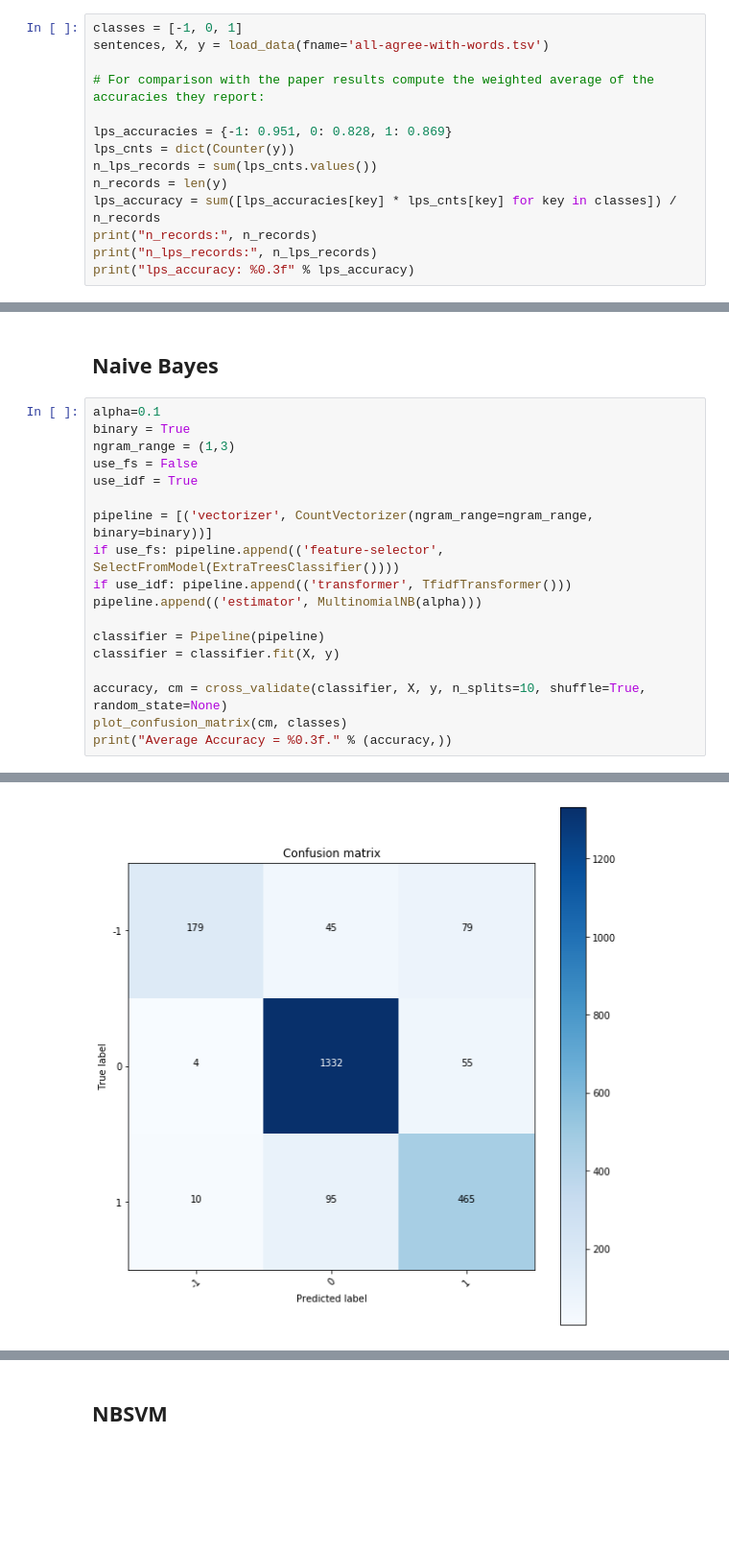
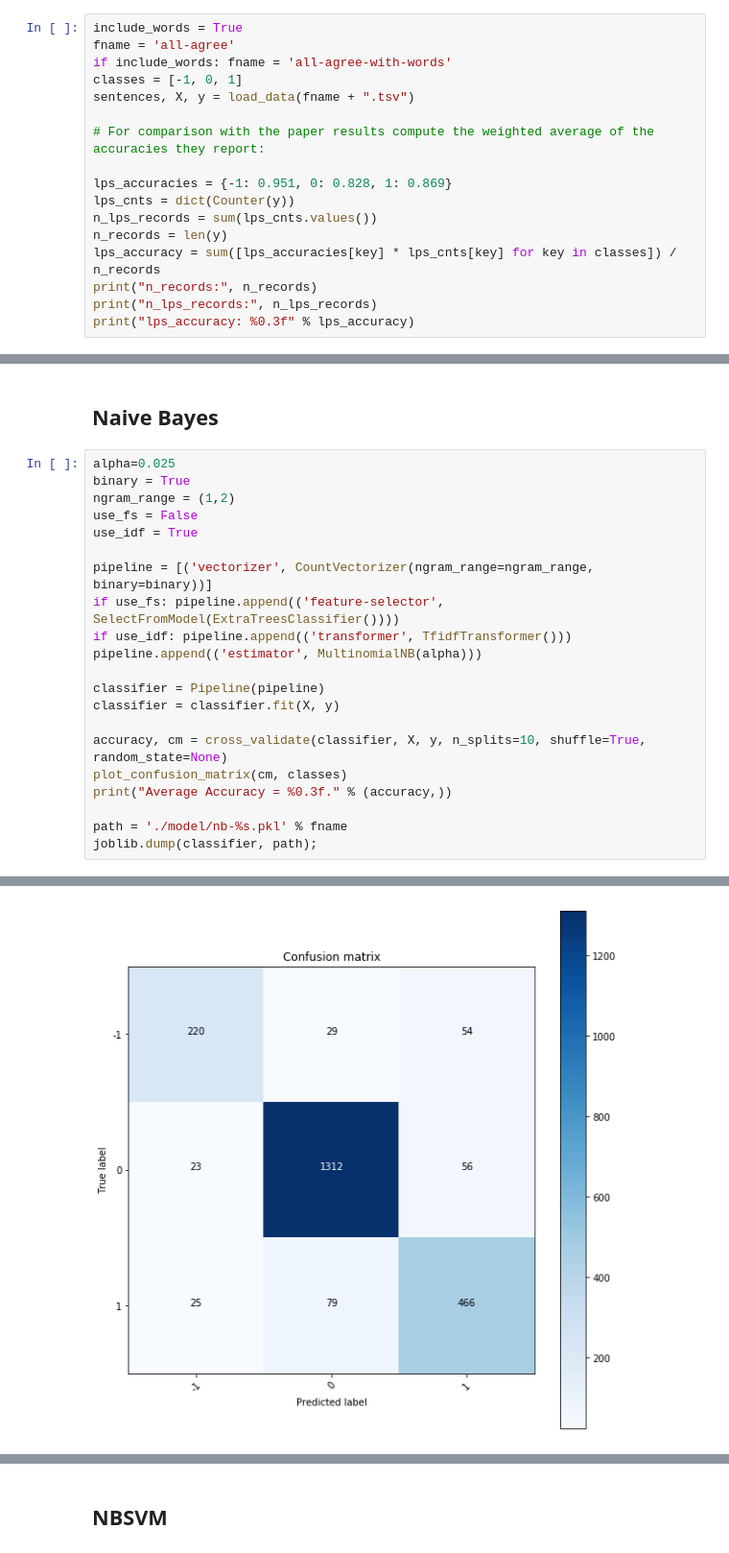
Before and after one commit to bobflagg/Financial-News-Sentiment-Analysis, a Jupyter notebook: Test-Classifier.ipynb, the cells around one changed output, grey strips where cells are left out. Shown: that part at 96% size. Saved outputs shown, nothing was run; the diff lists cells and outputs as text; blank space fills up the shorter version.

```diff
--- a/Test-Classifier.ipynb
+++ b/Test-Classifier.ipynb
@@ -31,6 +29,9 @@ from fnsa.classifier.util import cross_validate, plot_confusion_matrix
 # %%
+include_words = True
+fname = 'all-agree'
+if include_words: fname = 'all-agree-with-words'
 classes = [-1, 0, 1]
-sentences, X, y = load_data(fname='all-agree-with-words.tsv')
+sentences, X, y = load_data(fname + ".tsv")
 
 # For comparison with the paper results compute the weighted average of the accuracies they report:
 
@@ -49,9 +50,9 @@ lps_accuracy: 0.855
 # %% [markdown]
 ## Naive Bayes
 # %%
-alpha=0.1
+alpha=0.025
 binary = True
-ngram_range = (1,3)
+ngram_range = (1,2)
 use_fs = False
 use_idf = True
 
@@ -66,4 +67,7 @@ classifier = classifier.fit(X, y)
 accuracy, cm = cross_validate(classifier, X, y, n_splits=10, shuffle=True, random_state=None)
 plot_confusion_matrix(cm, classes)
 print("Average Accuracy = %0.3f." % (accuracy,))
+
+path = './model/nb-%s.pkl' % fname
+joblib.dump(classifier, path);
 # %% [output]
@@ -81 +85 @@ Average Accuracy = 0.873.
-[figure, old version]
+[figure, new version]
```
Also changed, not shown: parts of 14 cells of this notebook, 19 other files.
